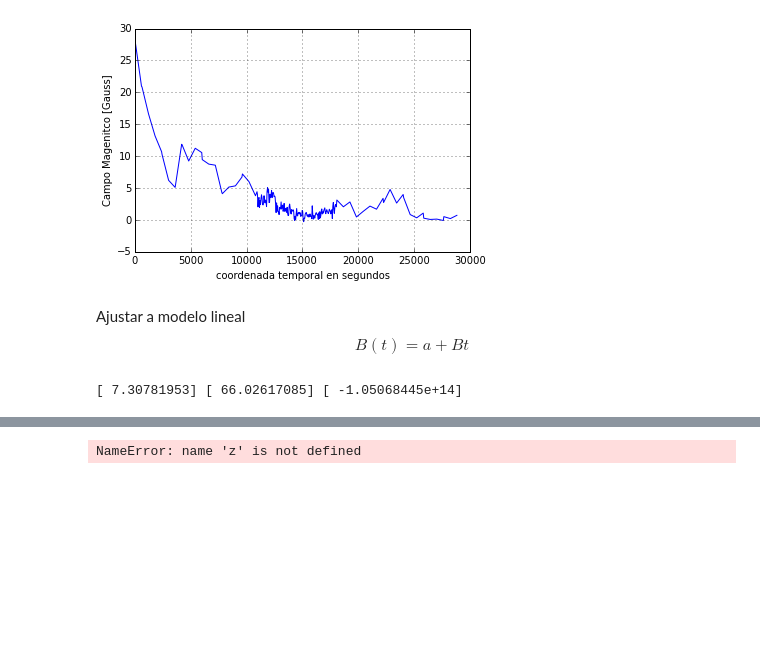
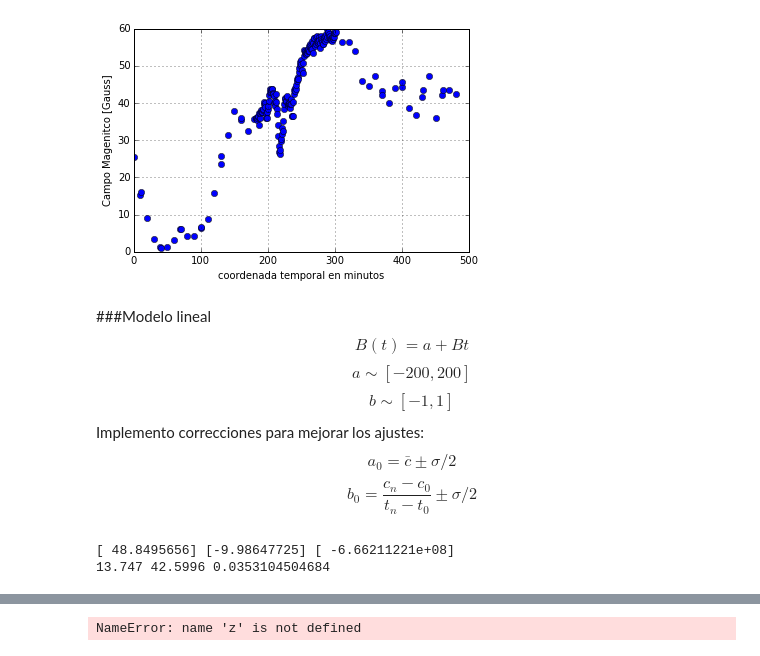
Before and after one commit to JC-AlfonsoR/CM20151_HW7_AlfonsoOrtiz, a Jupyter notebook: P2_Campo_magnetico_solar/Untitled0.ipynb, the cells around one changed output, grey strips where cells are left out. Saved outputs shown, nothing was run; the diff lists cells and outputs as text; code cells hidden in the pictures; blank space fills up the shorter version.

Commit message:
agrego calculos verificados de modelos lineales y calculo del tiempo en minutos

```diff
--- a/P2_Campo_magnetico_solar/Untitled0.ipynb
+++ b/P2_Campo_magnetico_solar/Untitled0.ipynb
@@ -6,17 +8,23 @@ Populating the interactive namespace from numpy and matplotlib
 # %%
 datos = pyfits.open('hmi.m_45s.magnetogram.subregion_x1y1.fits')
 cols = datos[0].data
 #x = linspace(0, 397, 398);y = linspace(0, 198, 199);z = linspace(0, 206, 207)
-campo = cols[:,38,3] # Punto arbitrario de la imagen
+campo = cols[:,111,93] # Punto arbitrario de la imagen
 tiempo=np.genfromtxt('times_delta.csv', delimiter=',')
 
-plot(tiempo, campo)
-xlabel("coordenada temporal en segundos"); ylabel("Campo Magenitco [Gauss]"); grid()
+plot(tiempo, campo, 'bo')
+xlabel("coordenada temporal en minutos"); ylabel("Campo Magenitco [Gauss]"); grid()
+datos.close()
 # %% [output]
-[figure, old version]
+[figure, new version]
-# %% [markdown]
-Ajustar a modelo lineal
-$$B(t)=a+Bt$$
+# %% [markdown]
+###Modelo lineal
+$$B(t)=a+Bt$$
+$$a\sim[-200,200]$$
+$$b\sim[-1,1]$$
+Implemento correcciones para mejorar los ajustes:
+$$a_0 =\bar{c}\pm \sigma/2$$
+$$b_0 =\frac{c_n-c_0}{t_n-t_0}\pm \sigma/2$$
 # %%
 def modelo_lineal(t_obs,a,b):
     return a + b*t_obs
@@ -30,14 +38,20 @@ a_walk = empty((0))
 b_walk = empty((0))
 like_walk = empty((0))
 
-a_walk = append(a_walk,random.random()*5 +5)
-b_walk = append(b_walk,random.random()*400 -200)
+dd = std(campo)
+mm = mean(campo)
+nn = (campo[-1]-campo[0])/(tiempo[-1]-tiempo[0])
+
+a_walk = append(a_walk,random.random()*2.0*dd +mm-1.0*dd)
+b_walk = append(b_walk,random.random()*2.0*dd +nn-1.0*dd)
 
 y_i = modelo_lineal(tiempo, a_walk[0],b_walk[0]) # y inicial
 like_walk = append(like_walk,likelihood(campo,y_i)) # likelyhood
 print(a_walk,b_walk,like_walk)
+print(dd,mm,nn)
 # %% [output]
-[ 7.30781953] [ 66.02617085] [ -1.05068445e+14]
+[ 48.8495656] [-9.98647725] [ -6.66211221e+08]
+13.747 42.5996 0.0353104504684
 # %%
 iteraciones = 20000
 for i in range(iteraciones):
```
Also changed, not shown: parts of 24 cells of this notebook, 1 other file.
